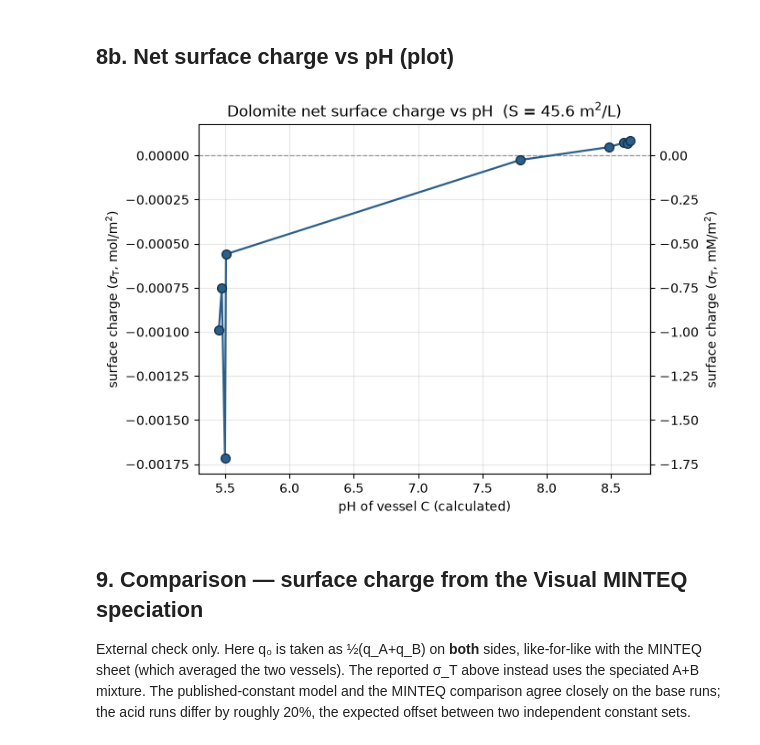
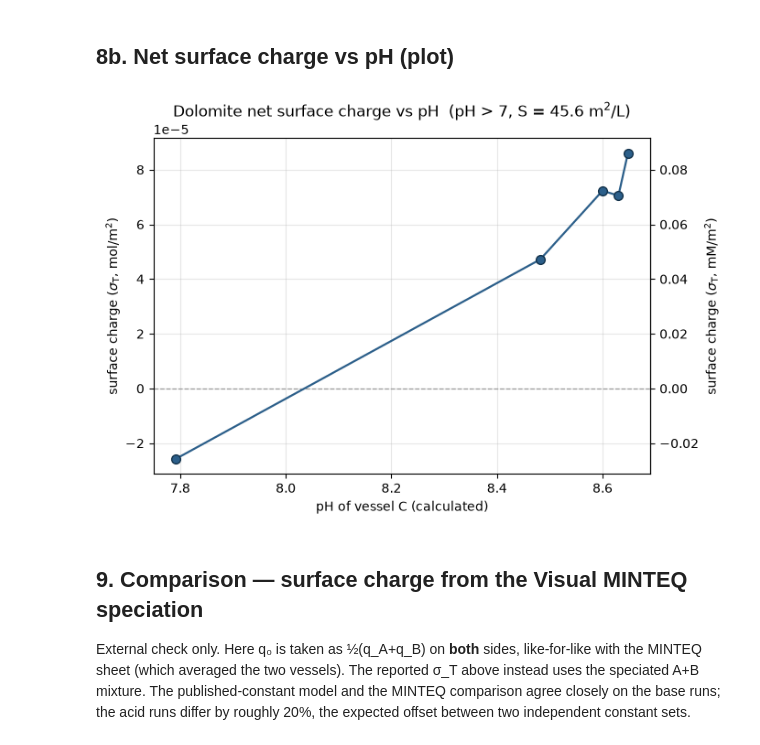
Before and after one commit to Marwa-2024/Speciation-calculation-, a Jupyter notebook: DolomiteSurfaceTitration.ipynb, the cells around one changed output. Saved outputs shown, nothing was run; the diff lists cells and outputs as text; code cells hidden in the pictures.

Commit message:
Restrict the surface-charge plot to pH > 7
Plot only the base runs (pH > 7), the range where the Pokrovsky proton
titration applies; the acid runs are dissolution-dominated. Full results table
is unchanged.

Co-Authored-By: Claude Opus 4.8 <noreply@anthropic.com>
Claude-Session: https://claude.ai/code/session_01HwN5FPaDt48Fz4XHdGHNYR

```diff
--- a/DolomiteSurfaceTitration.ipynb
+++ b/DolomiteSurfaceTitration.ipynb
@@ -324,19 +324,19 @@ run
 ## 8b. Net surface charge vs pH (plot)
 # %%
 # --- plot: net surface charge vs pH (line, ordered by pH; no point labels) ---
-sp = surf.sort_values('pH_C')
+sp = surf[surf['pH_C'] > 7].sort_values('pH_C')   # base runs only (pH > 7)
 fig, ax = plt.subplots(figsize=(7.0, 4.8))
 ax.axhline(0, color='0.6', lw=0.9, ls='--')
 ax.plot(sp['pH_C'], sp['sigma_T (mol/m2)'], '-o', color='#2c5f8a',
         markeredgecolor='#12314a', lw=1.6, ms=7, zorder=3)
 ax.set_xlabel('pH of vessel C (calculated)')
 ax.set_ylabel(r'surface charge ($\sigma_\mathrm{T}$, mol/m$^2$)')
 secax = ax.secondary_yaxis('right', functions=(lambda v: v*1e3, lambda v: v/1e3))
 secax.set_ylabel(r'surface charge ($\sigma_\mathrm{T}$, mM/m$^2$)')
-ax.set_title('Dolomite net surface charge vs pH  (S = 45.6 m$^2$/L)')
+ax.set_title('Dolomite net surface charge vs pH  (pH > 7, S = 45.6 m$^2$/L)')
 ax.grid(alpha=0.3); plt.tight_layout(); plt.show()
 # %% [output]
-[figure, old version]
+[figure, new version]
 # %% [markdown]
 ## 9. Comparison — surface charge from the Visual MINTEQ speciation
 
```
